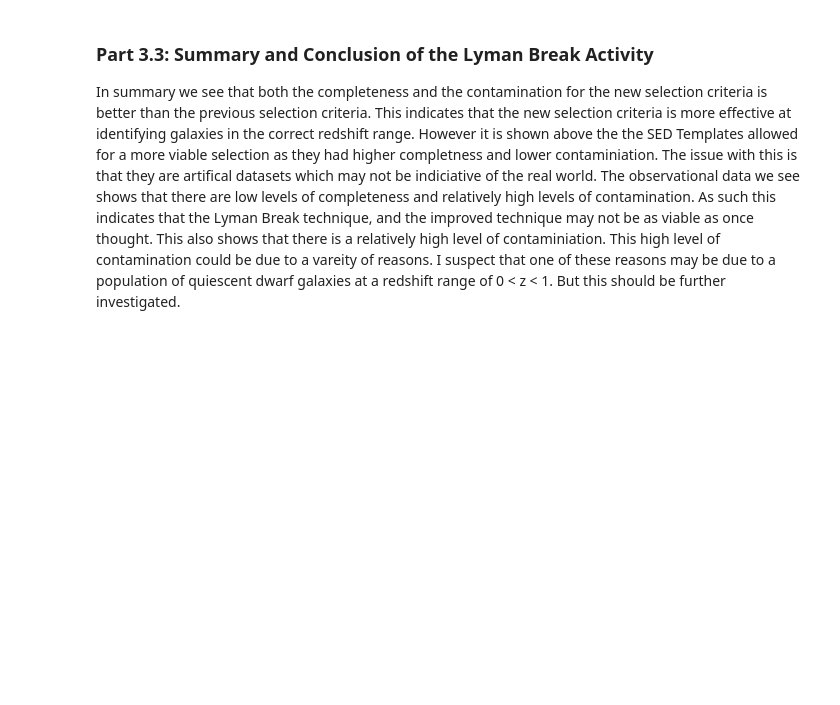
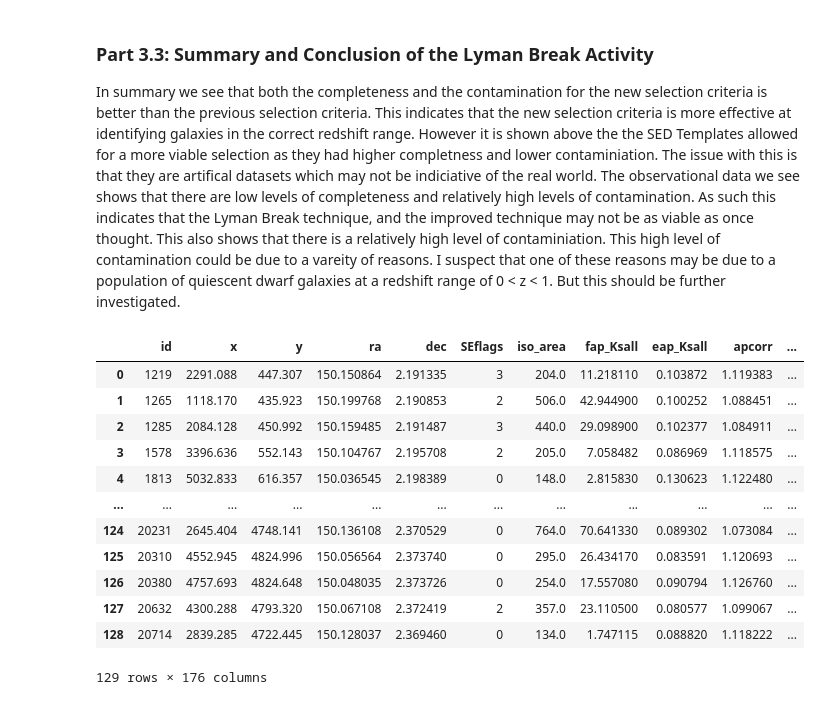
Before and after one commit to mitchellhooymans/LymanBreakActivity, a Jupyter notebook: LymanBreakActivity.ipynb, the cells around one changed output. Saved outputs shown, nothing was run; the diff lists cells and outputs as text; code cells hidden in the pictures; blank space fills up the shorter version.

```diff
--- a/LymanBreakActivity.ipynb
+++ b/LymanBreakActivity.ipynb
@@ -1303,3 +1303,28 @@ SED New Contamination: 12.195121951219512
 # %% [markdown]
 ### Part 3.3: Summary and Conclusion of the Lyman Break Activity
 In summary we see that both the completeness and the contamination for the new selection criteria is better than the previous selection criteria. This indicates that the new selection criteria is more effective at identifying galaxies in the correct redshift range. However it is shown above the the SED Templates allowed for a more viable selection as they had higher completness and lower contaminiation. The issue with this is that they are artifical datasets which may not be indiciative of the real world. The observational data we see shows that there are low levels of completeness and relatively high levels of contamination. As such this indicates that the Lyman Break technique, and the improved technique may not be as viable as once thought. This also shows that there is a relatively high level of contaminiation. This high level of contamination could be due to a vareity of reasons. I suspect that one of these reasons may be due to a population of quiescent dwarf galaxies at a redshift range of 0 < z < 1. But this should be further investigated.
+# %%
+# A quick exploration into how the UGR diagram, and redshift determiniation can be effected by the presence of AGN. We will be using a truth sample of AGN from michael cowleys work.
+# read in the AGN data
+agn_file = os.path.join('datasets', 'zfourge', 'zf_agn_candidates.fits')
+agn_fits = fits.open(agn_file)
+
+agn_df = pd.DataFrame(np.array(agn_fits[1].data).byteswap().newbyteorder())  # Byteswap so that Pandas can read it
+
+# Decode the name column from bytes to strings
+agn_df['Name'] = agn_df['Name'].str.decode('utf-8')
+
+# Rename the Name column to id
+agn_df.rename(columns={'Name':'id'}, inplace=True)
+
+# Print the first few rows of the dataframe
+agn_df
+
+# get rid of all id's that start with UDS or CDFS
+agn_df = agn_df[~agn_df['id'].str.startswith('UDS')]
+agn_df = agn_df[~agn_df['id'].str.startswith('CDFS')]
+
+# Remove the COSMOS_ prefix
+agn_df['id'] = agn_df['id'].str.replace('COSMOS_', '')
+
+agn_df['id'] = agn_df['id'].astype(int)
@@ -1305,0 +1335,16 @@ In summary we see that both the completeness and the contamination for the new s
+# %%
+cosmos_agn_df
+# %% [output]
+|  | id | x | y | ra | dec | SEflags | iso_area | fap_Ksall | eap_Ksall | apcorr | ... |
+| 0 | 1219 | 2291.088 | 447.307 | 150.150864 | 2.191335 | 3 | 204.0 | 11.218110 | 0.103872 | 1.119383 | ... |
+| 1 | 1265 | 1118.170 | 435.923 | 150.199768 | 2.190853 | 2 | 506.0 | 42.944900 | 0.100252 | 1.088451 | ... |
+| 2 | 1285 | 2084.128 | 450.992 | 150.159485 | 2.191487 | 3 | 440.0 | 29.098900 | 0.102377 | 1.084911 | ... |
+| 3 | 1578 | 3396.636 | 552.143 | 150.104767 | 2.195708 | 2 | 205.0 | 7.058482 | 0.086969 | 1.118575 | ... |
+| 4 | 1813 | 5032.833 | 616.357 | 150.036545 | 2.198389 | 0 | 148.0 | 2.815830 | 0.130623 | 1.122480 | ... |
+| ... | ... | ... | ... | ... | ... | ... | ... | ... | ... | ... | ... |
+| 124 | 20231 | 2645.404 | 4748.141 | 150.136108 | 2.370529 | 0 | 764.0 | 70.641330 | 0.089302 | 1.073084 | ... |
+| 125 | 20310 | 4552.945 | 4824.996 | 150.056564 | 2.373740 | 0 | 295.0 | 26.434170 | 0.083591 | 1.120693 | ... |
+| 126 | 20380 | 4757.693 | 4824.648 | 150.048035 | 2.373726 | 0 | 254.0 | 17.557080 | 0.090794 | 1.126760 | ... |
+| 127 | 20632 | 4300.288 | 4793.320 | 150.067108 | 2.372419 | 2 | 357.0 | 23.110500 | 0.080577 | 1.099067 | ... |
+| 128 | 20714 | 2839.285 | 4722.445 | 150.128037 | 2.369460 | 0 | 134.0 | 1.747115 | 0.088820 | 1.118222 | ... |
+129 rows × 176 columns
```
Also changed, not shown: parts of 33 cells of this notebook, 1 other file.
